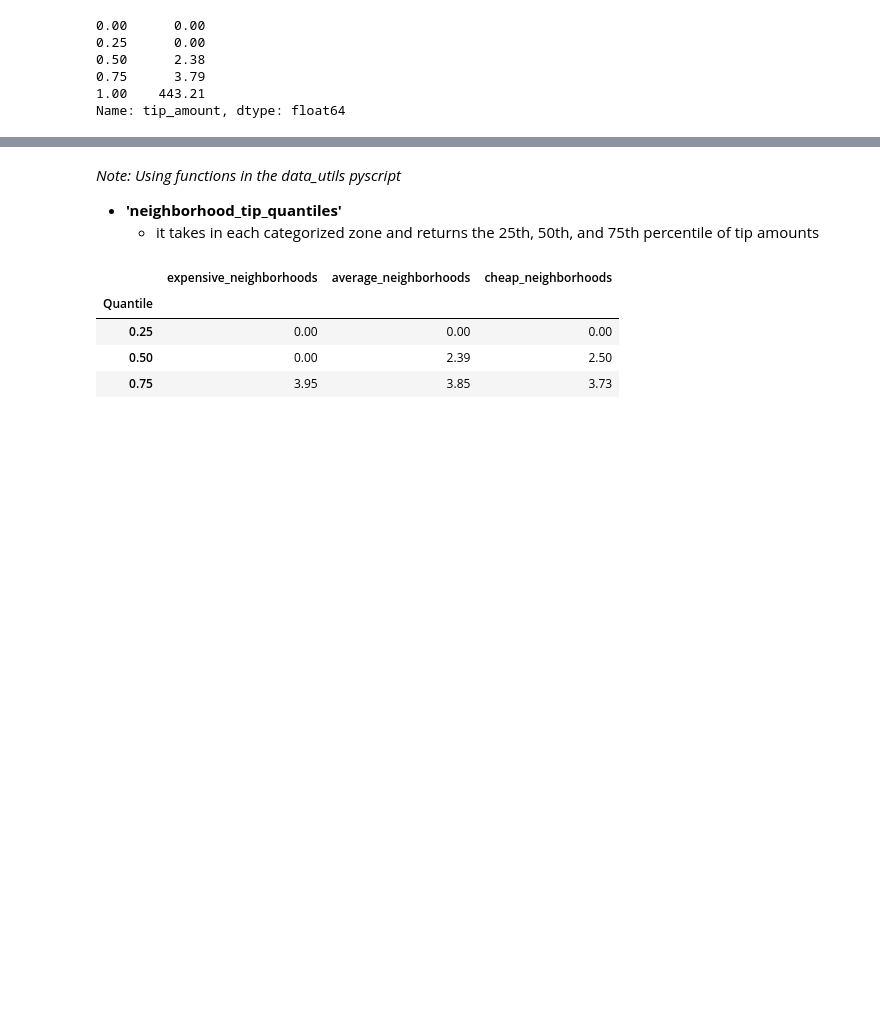
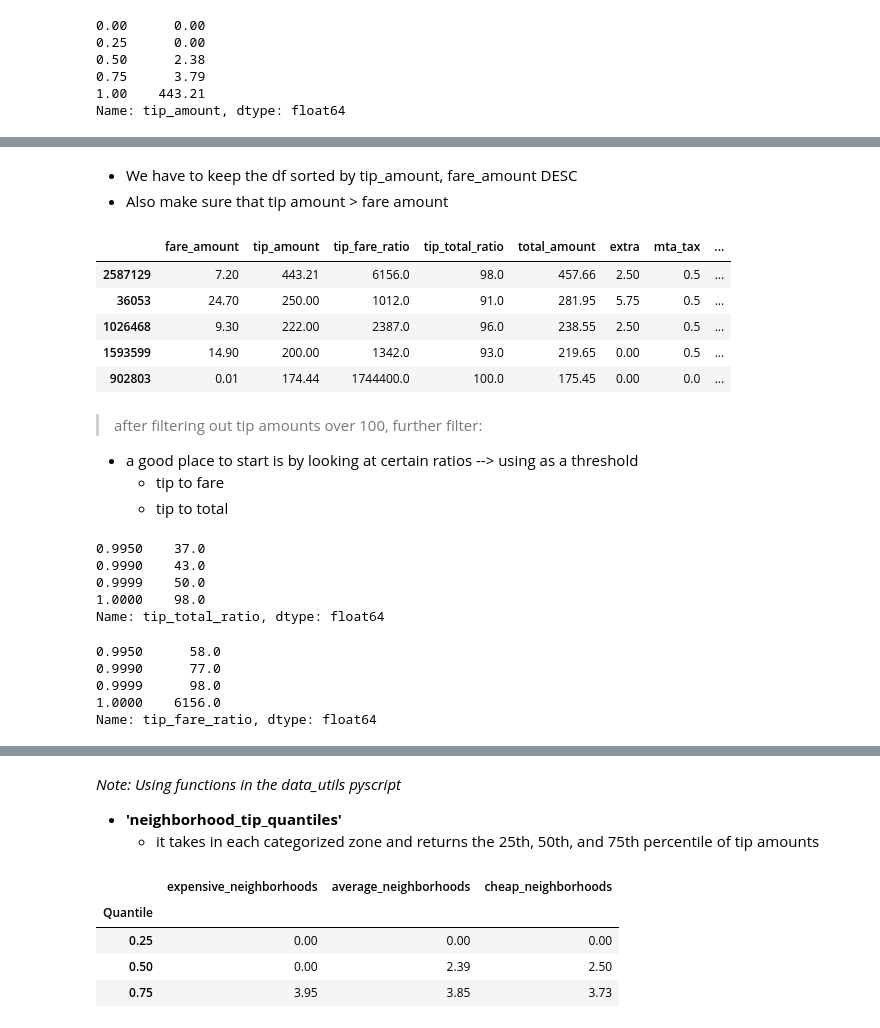
Before and after one commit to jjen1/nyc-taxis-trends, a Jupyter notebook: notebooks/yellow_taxis_eda.ipynb, the cells around one changed output, grey strips where cells are left out. Drawn from its saved outputs; the diff is of its cells as text; code cells hidden in the pictures; blank space fills up the shorter version.

```diff
--- a/notebooks/yellow_taxis_eda.ipynb
+++ b/notebooks/yellow_taxis_eda.ipynb
@@ -984,0 +955,19 @@ manhattan_cleaned[manhattan_cleaned['tip_amount'] > manhattan_cleaned['tip_amoun
+# %% [markdown]
+* We have to keep the df sorted by tip_amount, fare_amount DESC
+* Also make sure that tip amount > fare amount
+# %%
+# find the tip to fare and tip to total ratios for the rest of the columns
+manhattan_cleaned['tip_fare_ratio'] = round(manhattan_cleaned['tip_amount']/ manhattan_cleaned['fare_amount'],2)*100
+manhattan_cleaned['tip_total_ratio'] = round(manhattan_cleaned['tip_amount'] / (manhattan_cleaned['tip_amount'] + manhattan_cleaned['fare_amount']),2)*100
+
+# rearranging the columns to have the monetary columns at the end for better readability
+monetary_cols = ['fare_amount', 'tip_amount', 'tip_fare_ratio', 'tip_total_ratio','total_amount', 'extra', 'mta_tax', 'improvement_surcharge', 'tolls_amount', 'congestion_surcharge', 'cbd_congestion_fee', 'Airport_fee']
+manhattan_tips = manhattan_cleaned[monetary_cols + [c for c in manhattan_cleaned.columns if c not in monetary_cols]].sort_values(by=['tip_amount','fare_amount'], ascending=False)
+manhattan_tips[manhattan_tips['tip_amount'] > manhattan_tips['fare_amount']].head() # rides where tip amount > fare amount, sorted by tip amount & fare amount descending
+# %% [output]
+|  | fare_amount | tip_amount | tip_fare_ratio | tip_total_ratio | total_amount | extra | mta_tax | ... |
+| 2587129 | 7.20 | 443.21 | 6156.0 | 98.0 | 457.66 | 2.50 | 0.5 | ... |
+| 36053 | 24.70 | 250.00 | 1012.0 | 91.0 | 281.95 | 5.75 | 0.5 | ... |
+| 1026468 | 9.30 | 222.00 | 2387.0 | 96.0 | 238.55 | 2.50 | 0.5 | ... |
+| 1593599 | 14.90 | 200.00 | 1342.0 | 93.0 | 219.65 | 0.00 | 0.5 | ... |
+| 902803 | 0.01 | 174.44 | 1744400.0 | 100.0 | 175.45 | 0.00 | 0.0 | ... |
@@ -984,0 +981,21 @@ manhattan_cleaned[manhattan_cleaned['tip_amount'] > manhattan_cleaned['tip_amoun
+# %% [markdown]
+> after filtering out tip amounts over 100, further filter:
+* a good place to start is by looking at certain ratios --> using as a threshold
+  * tip to fare
+  * tip to total
+# %%
+manhattan_tips['tip_total_ratio'].quantile([0.995, 0.999, 0.9999, 1])  # checking the quantiles of tip to total ratio
+# %% [output]
+0.9950    37.0
+0.9990    43.0
+0.9999    50.0
+1.0000    98.0
+Name: tip_total_ratio, dtype: float64
+# %%
+manhattan_tips['tip_fare_ratio'].quantile([0.995, 0.999, 0.9999, 1])  # checking the quantiles of tip to total ratio
+# %% [output]
+0.9950      58.0
+0.9990      77.0
+0.9999      98.0
+1.0000    6156.0
+Name: tip_fare_ratio, dtype: float64
```
Also changed, not shown: parts of 21 cells of this notebook.
